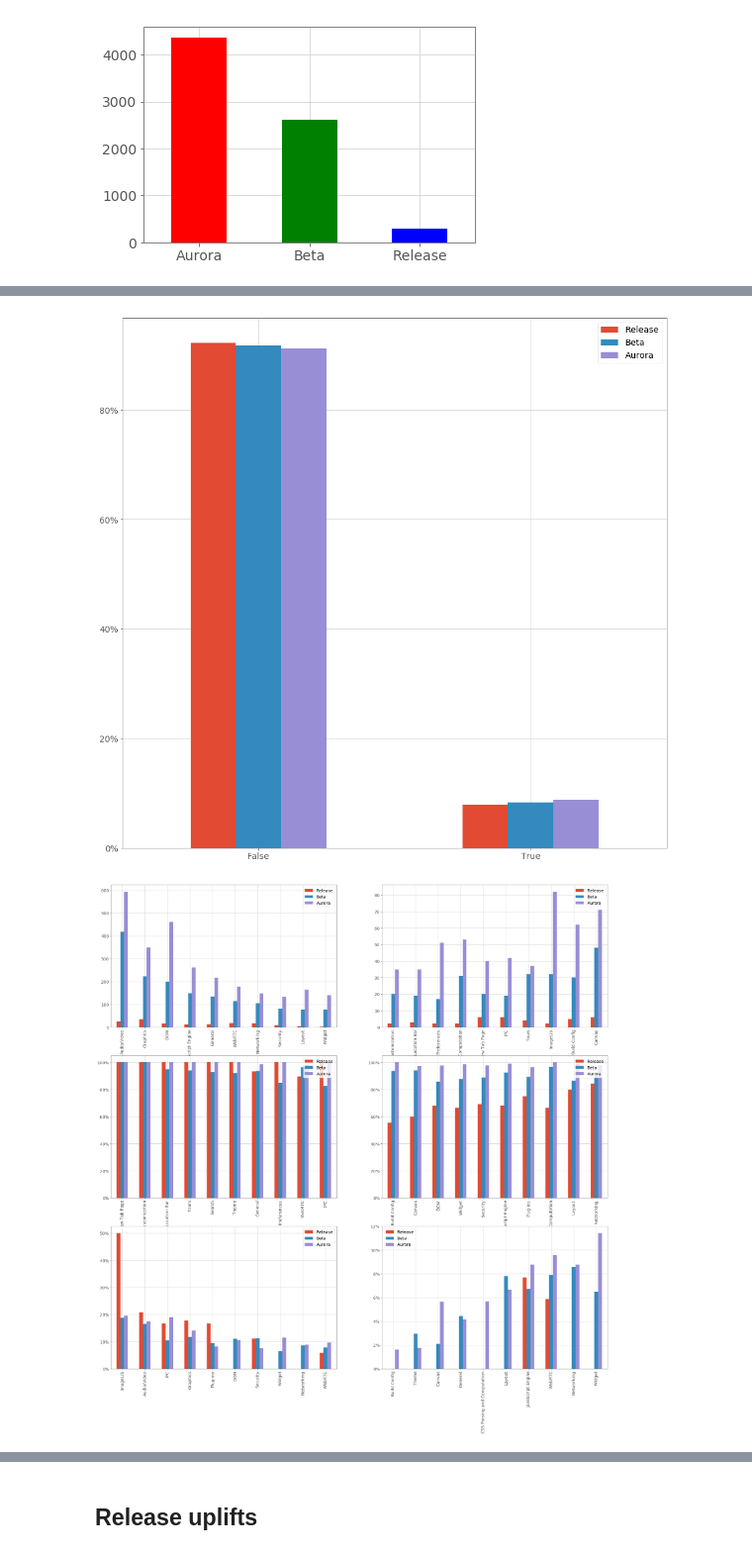
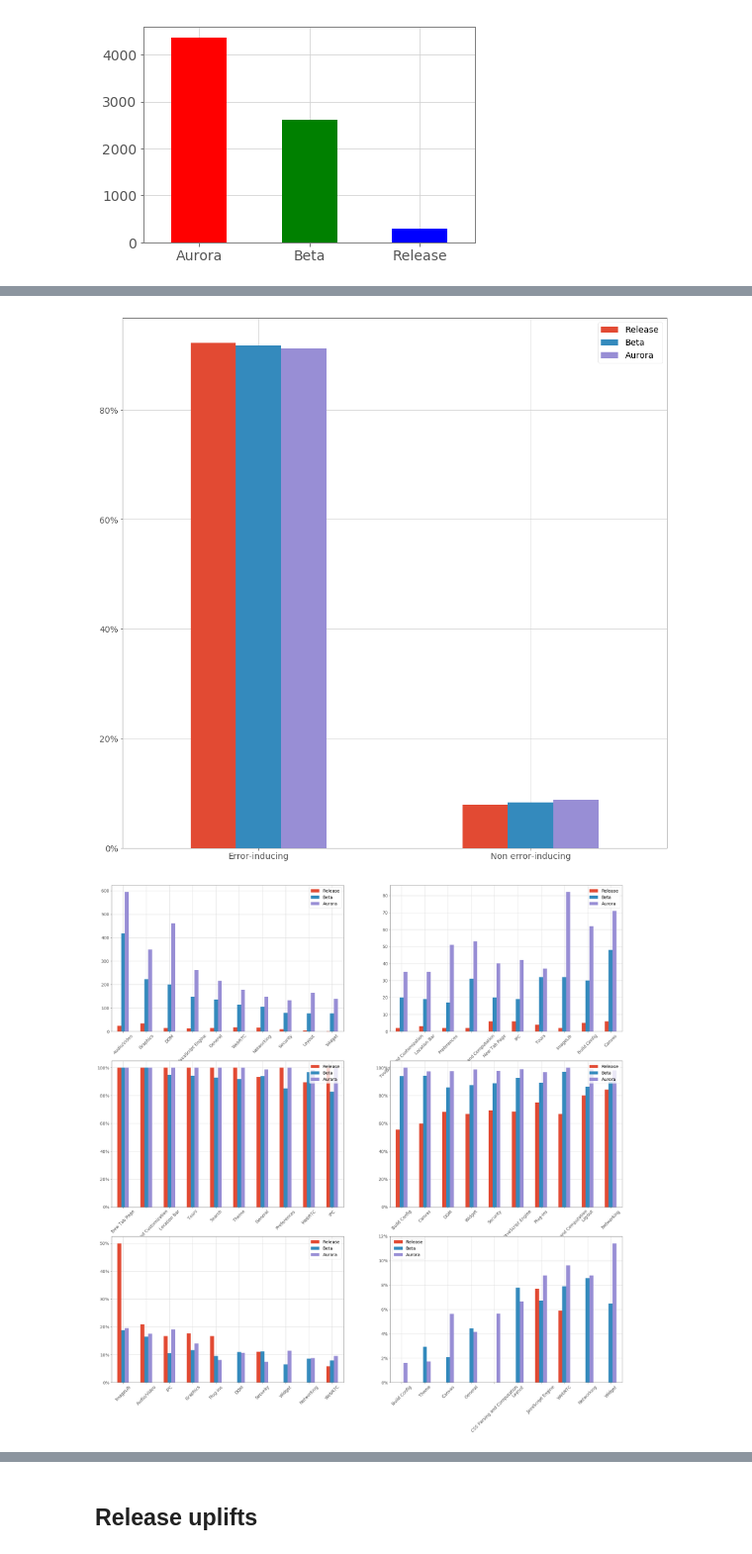
Before and after one commit to marco-c/uplift-analysis, a Jupyter notebook: plots/Plots.ipynb, the cells around one changed output, grey strips where cells are left out. Shown at 99% size. Drawn from its saved outputs; the diff is of its cells as text; code cells hidden in the pictures.

```diff
--- a/plots/Plots.ipynb
+++ b/plots/Plots.ipynb
@@ -89,11 +90,12 @@ ax = fig.add_subplot(111)
 ax.yaxis.set_major_formatter(mtick.FuncFormatter(lambda y, _: '{:.0%}'.format(y)))
 pd.concat([df_release_accepted['error_inducing'].value_counts(normalize=True).rename('Release'), df_beta_accepted['error_inducing'].value_counts(normalize=True).rename('Beta'), df_aurora_accepted['error_inducing'].value_counts(normalize=True).rename('Aurora')], axis=1)\
 .plot(kind='bar', ax=ax)
+ax.set_xticklabels(['Error-inducing', 'Non error-inducing'])
 plt.xticks(rotation=0)
 plt.show()
 fig.savefig('error_inducing_channels.pdf', format='pdf', bbox_inches='tight')
 # %% [output]
-[figure, old version]
+[figure, new version]
 # %%
 fig = plt.figure(figsize=(30,30))
 ax1 = fig.add_subplot(321)
@@ -160,34 +162,40 @@ res3 = df_aurora_accepted[df_aurora_accepted['error_inducing'] == True].componen
 res3.name = 'aurora'
 
 res = pd.concat([res1, res2, res3], axis=1)
 
 res['release_accepted'] = df_release_accepted.component.value_counts()
 res['beta_accepted'] = df_beta_accepted.component.value_counts()
 res['aurora_accepted'] = df_aurora_accepted.component.value_counts()
 res['release_rate'] = res['release'] / res['release_accepted']
 res['beta_rate'] = res['beta'] / res['beta_accepted']
 res['aurora_rate'] = res['aurora'] / res['aurora_accepted']
 
 res = res[(res.release_accepted > 1) & (res.beta_accepted > 10) & (res.aurora_accepted > 20)]
 
 res['rate_sort_val'] = res.apply(lambda x: np.nanmean([x['release_rate'], x['beta_rate'], x['aurora_rate']]), axis=1)
 
 # Components where the error inducing rate is higher.
 res\
 .sort_values(['rate_sort_val', 'release_accepted', 'beta_accepted', 'aurora_accepted'], ascending=False)[['release_rate', 'beta_rate', 'aurora_rate']]\
 .rename(index=str, columns={'release_rate': 'Release', 'beta_rate': 'Beta', 'aurora_rate': 'Aurora'})\
 .iloc[range(0,10)].plot(kind='bar', ax=ax5)
 
 # Components where the error inducing rate is lower.
 res\
 .sort_values(['rate_sort_val', 'release_accepted', 'beta_accepted', 'aurora_accepted'], ascending=[True, False, False, False])[['release_rate', 'beta_rate', 'aurora_rate']]\
 .rename(index=str, columns={'release_rate': 'Release', 'beta_rate': 'Beta', 'aurora_rate': 'Aurora'})\
 .iloc[range(0,10)].plot(kind='bar', ax=ax6)
 
+plt.setp(ax1.xaxis.get_majorticklabels(), rotation=45)
+plt.setp(ax2.xaxis.get_majorticklabels(), rotation=45)
+plt.setp(ax3.xaxis.get_majorticklabels(), rotation=45)
+plt.setp(ax4.xaxis.get_majorticklabels(), rotation=45)
+plt.setp(ax5.xaxis.get_majorticklabels(), rotation=45)
+plt.setp(ax6.xaxis.get_majorticklabels(), rotation=45)
 plt.show()
 fig.savefig('per_component.pdf', format='pdf', bbox_inches='tight')
 # %% [output]
-[figure, old version]
+[figure, new version]
 # %%
 fig = plt.figure(figsize=(30,30))
 ax1 = fig.add_subplot(321)
```
Also changed, not shown: parts of 3 cells of this notebook.
